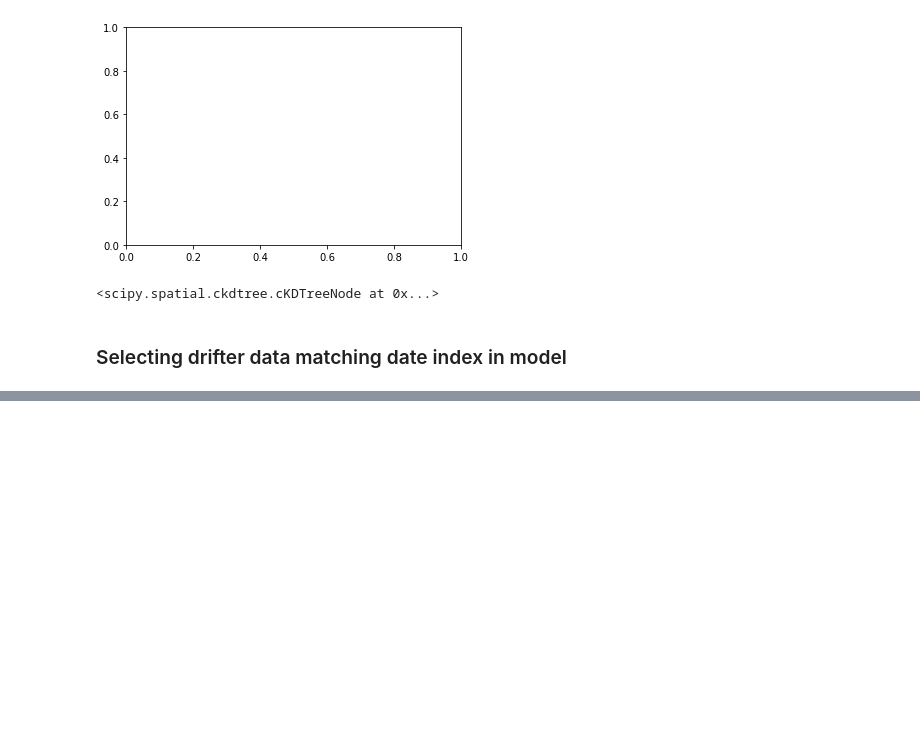
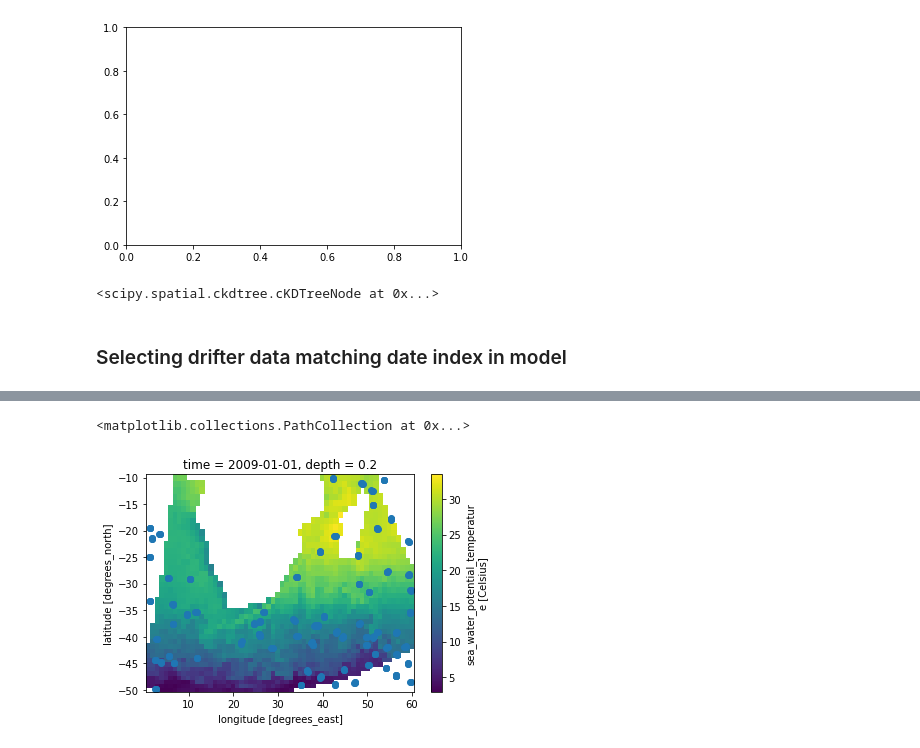
Before and after one commit to HarryLuyt/paper1_scripts, a Jupyter notebook: Scripts/HYCOM_Drifter_SST_comparison.ipynb, the cells around one changed output, grey strips where cells are left out. Drawn from its saved outputs; the diff is of its cells as text; code cells hidden in the pictures; blank space fills up the shorter version.

```diff
--- a/Scripts/HYCOM_Drifter_SST_comparison.ipynb
+++ b/Scripts/HYCOM_Drifter_SST_comparison.ipynb
@@ -225,0 +438,8 @@ drifters_sub = drifters.loc[(drifters['time'].dt.date == pd.Timestamp(np.datetim
+# %%
+fig, ax = plt.subplots(1,1)
+
+img = model['temperature'][0,0,:,:].plot(ax=ax)
+ax.scatter(drifters_sub['longitude'], drifters_sub['latitude'])
+# %% [output]
+<matplotlib.collections.PathCollection at 0x...>
+[figure, added]
```
Also changed, not shown: parts of 18 cells of this notebook.
